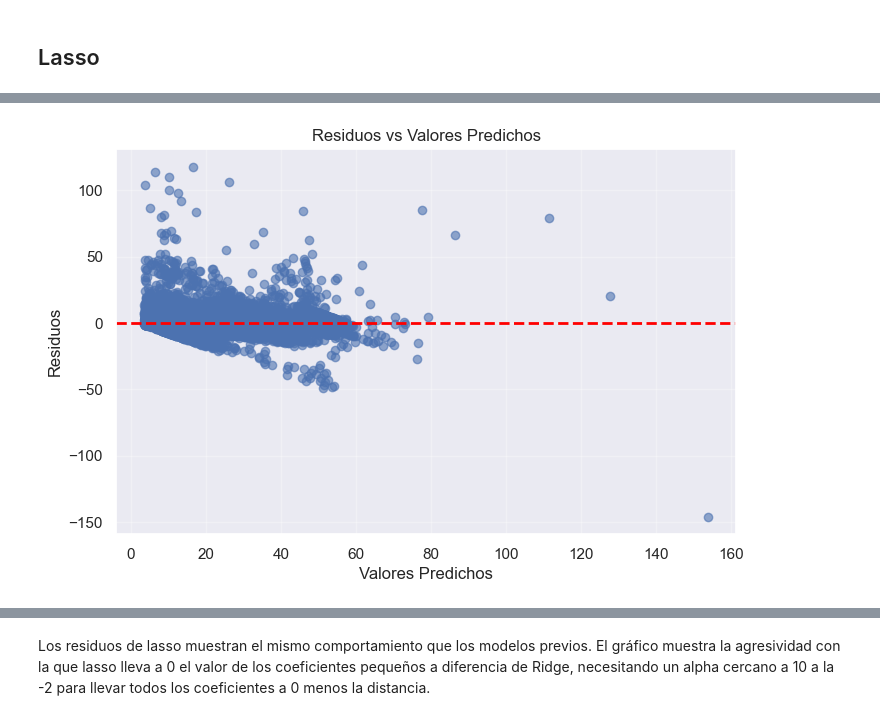
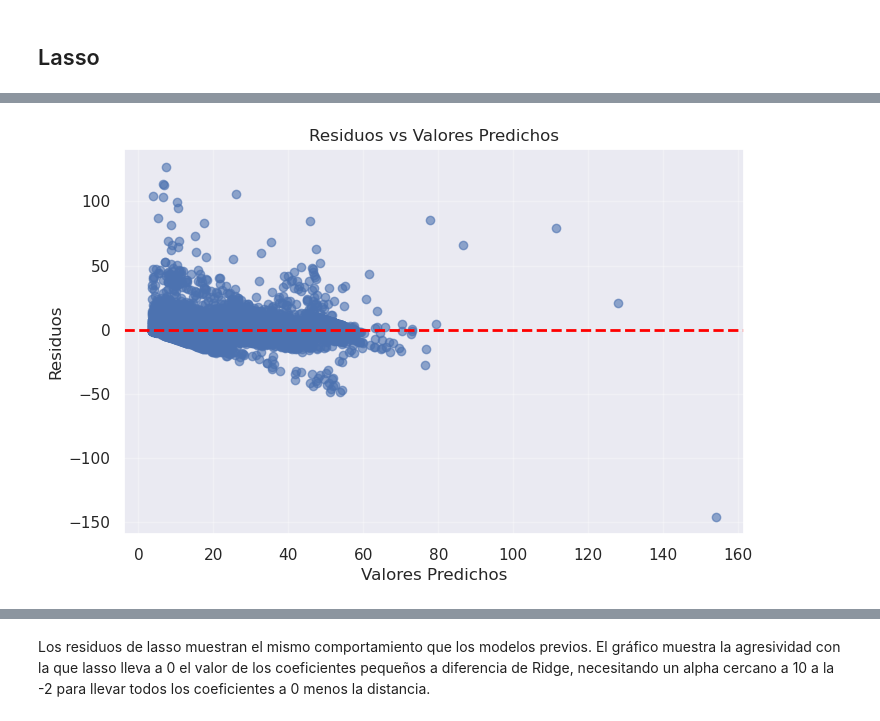
Before and after one commit to GenaCanciani/AA1-TUIA-2025C2-Canciani-Morales-Mancini, a Jupyter notebook: TP-Regresion-AA1-2025C1.ipynb, the cells around one changed output, grey strips where cells are left out. Drawn from its saved outputs; the diff is of its cells as text; code cells hidden in the pictures.

Commit message:
Markdowns de conclusiones - correccion Distribucion de residuos LASSO

```diff
--- a/TP-Regresion-AA1-2025C1.ipynb
+++ b/TP-Regresion-AA1-2025C1.ipynb
@@ -863,18 +866,21 @@ Alpha optimo: 0.001.
+# %%
+# Para evitar conflicos de tipo de dato en la resta para obsevar residuos lo pasamos como DF
+y_pred_lasso = pd.DataFrame(y_pred_lasso)
 # %%
-residuos_ridge = y_test - y_pred_ridge
+residuos_lasso = y_test - y_pred_lasso
 
 # Crear gráfico de residuos
 plt.figure(figsize=(8, 5))
 
 # Gráfico 1: Residuos vs Valores Predichos
-plt.scatter(y_pred_ridge, residuos, alpha=0.6)
+plt.scatter(y_pred_lasso, residuos_lasso, alpha=0.6)
 plt.axhline(y=0, color='red', linestyle='--', linewidth=2)
 plt.xlabel('Valores Predichos')
 plt.ylabel('Residuos')
 plt.title('Residuos vs Valores Predichos')
 plt.grid(True, alpha=0.3)
 # %% [output]
-[figure, old version]
+[figure, new version]
 # %%
 # Evolución de los parámetros en función de alpha
 
```
Also changed, not shown: parts of 28 cells of this notebook.
